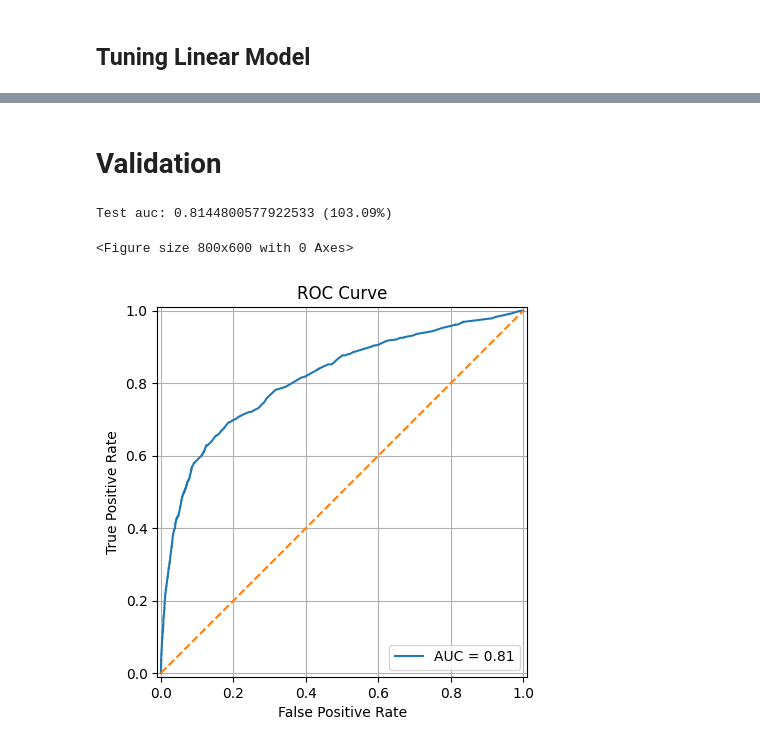
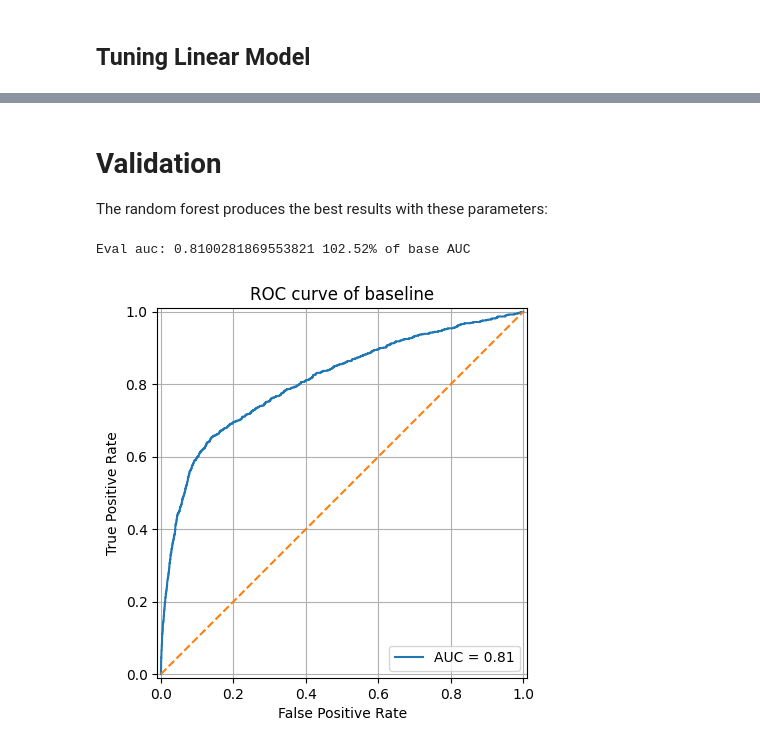
Before and after one commit to julxi/machine-learning-zoomcamp-2025-midterm, a Jupyter notebook: notebook.ipynb, the cells around one changed output, grey strips where cells are left out. Cells and saved outputs as stored; diff of their text form; code cells hidden in the pictures.

```diff
--- a/notebook.ipynb
+++ b/notebook.ipynb
@@ -423,0 +435,4 @@ mini_features = [
+# %%
+dict_train_full = df_train_full[SELECTED_FEATURES].to_dict(orient="records")
+data_preparation_pipeline = get_data_preparation_pipeline()
+X_train_full = data_preparation_pipeline.fit_transform(dict_train_full)
@@ -508,55 +514,46 @@ Best score: 0.799662428774665 (101.2%)
 # %% [markdown]
 # Validation
+
+The random forest produces the best results with these parameters:
+# %%
+rf_best_params = {
+    "bootstrap": False,
+    "class_weight": "balanced",
+    "max_depth": 12,
+    "max_features": "log2",
+    "min_samples_leaf": 4,
+    "min_samples_split": 16,
+    "n_estimators": 494,
+}
 # %%
-# one-hot encoding
-dv = feature_extraction.DictVectorizer(sparse=False)
-X_train_full_unscaled = dv.fit_transform(
-    df_train_full[mini_features].to_dict(orient="records")
-)
-
-# scaling
-scaler = preprocessing.StandardScaler()
-X_train_full = scaler.fit_transform(X_train_full_unscaled)
-
 # train
-rf = ensemble.RandomForestClassifier(
+rf = sk.ensemble.RandomForestClassifier(
+    **rf_best_params,
     random_state=SEED,
     n_jobs=-1,
-    bootstrap=True,
-    class_weight="balanced",
-    max_depth=8,
-    max_features=0.5,
-    min_samples_leaf = 12,
-    min_samples_split=13,
-    n_estimators=439,
 )
 
 rf.fit(X_train_full, y_train_full)
 
 
-
 # evaluate
-X_test = scaler.transform(dv.transform(df_test[mini_features].to_dict(orient="records")))
+dict_test = df_test[SELECTED_FEATURES].to_dict(orient="records")
+X_test = data_preparation_pipeline.transform(dict_test)
 y_test_prob = rf.predict_proba(X_test)[:, 1]
 
 
-test_auc = metrics.roc_auc_score(y_test, y_test_prob)
-print(f"Test auc: {test_auc} ({test_auc/base_auc*100:.2f}%)")
+# baseline auc
+eval_auc = sk.metrics.roc_auc_score(y_test, y_test_prob)
+print(f"Eval auc: {eval_auc}", f"{eval_auc/BASE_AUC*100:.2f}% of base AUC")
 
-# Calculate the ROC curve
-fpr, tpr, thresholds = metrics.roc_curve(y_test, y_test_prob)
+# check roc curve
+fpr, tpr, thresholds = sk.metrics.roc_curve(y_test, y_test_prob)
+sk.metrics.RocCurveDisplay(fpr=fpr, tpr=tpr, roc_auc=eval_auc).plot()
+plt.plot([0, 1], [0, 1], linestyle="--")
+plt.title("ROC curve of baseline")
 
-# Plot the ROC curve
-plt.figure(figsize=(8, 6))
-metrics.RocCurveDisplay(fpr=fpr, tpr=tpr, roc_auc=test_auc).plot()
-plt.plot([0, 1], [0, 1], linestyle="--")
-plt.xlabel("False Positive Rate")
-plt.ylabel("True Positive Rate")
-plt.title("ROC Curve")
 plt.grid(True)
-plt.show()
 # %% [output]
-Test auc: 0.8144800577922533 (103.09%)
+Eval auc: 0.8100281869553821 102.52% of base AUC
-<Figure size 800x600 with 0 Axes>
-[figure, old version]
+[figure, new version]
 # %%
```
Also changed, not shown: parts of 33 cells of this notebook, 2 other files.
